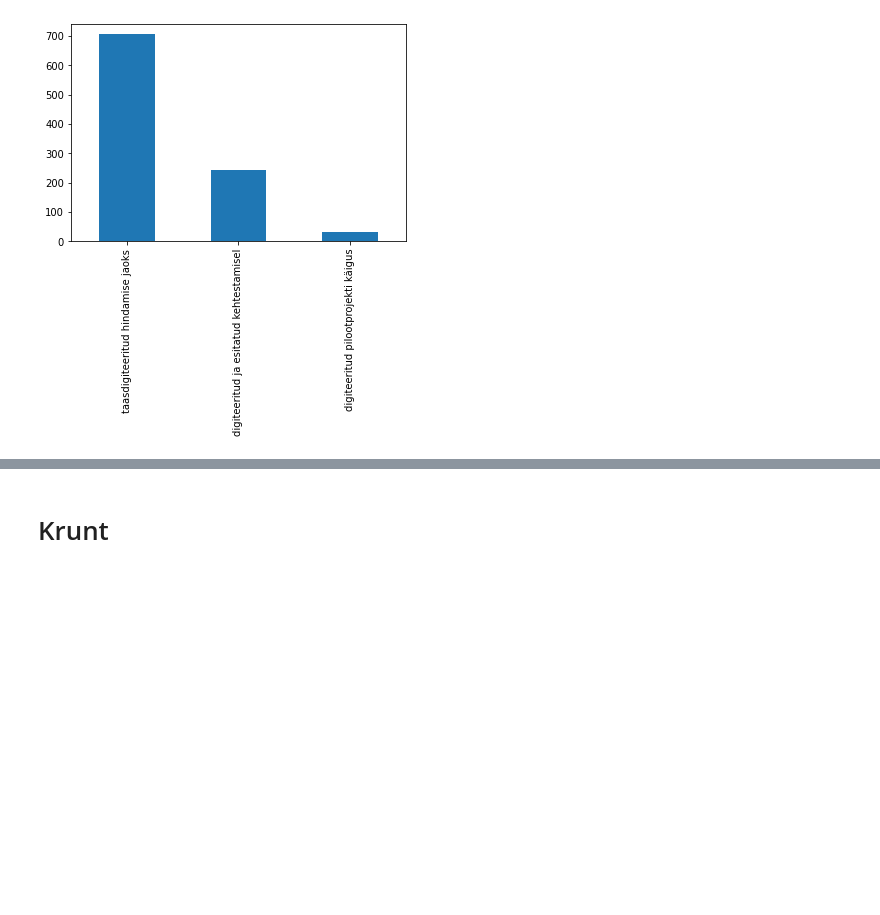
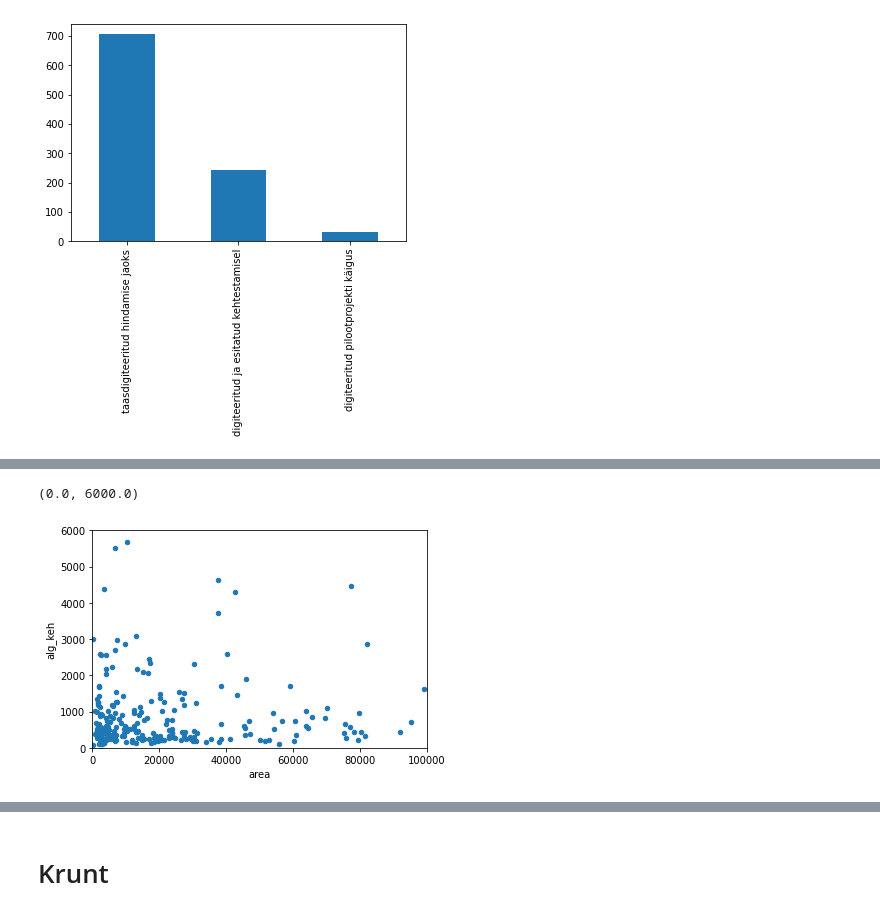
Before and after one commit to taavip/MAPlaneeringud, a Jupyter notebook: plan_analyys.ipynb, the cells around one changed output, grey strips where cells are left out. Cells and saved outputs as stored; diff of their text form; code cells hidden in the pictures; blank space fills up the shorter version.

```diff
--- a/plan_analyys.ipynb
+++ b/plan_analyys.ipynb
@@ -155,0 +162,6 @@ data.yp_muutev = data.yp_muutev.replace({'1': 'jah'})
+# %%
+#categorical data
+categorical_cols = ['planksh','yp_muutev']
+
+#import pandas as pd
+df = pd.get_dummies(data, columns = categorical_cols)
@@ -155,0 +221,7 @@ data.yp_muutev = data.yp_muutev.replace({'1': 'jah'})
+# %%
+df.plot.scatter('area','alg_keh')
+plt.xlim(0, 100000)
+plt.ylim(0, 6000)
+# %% [output]
+(0.0, 6000.0)
+[figure, added]
```
Also changed, not shown: parts of 15 cells of this notebook.
